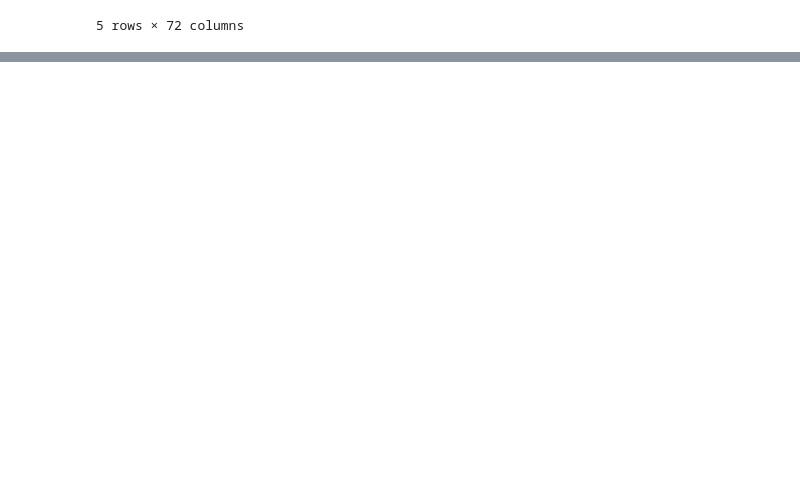
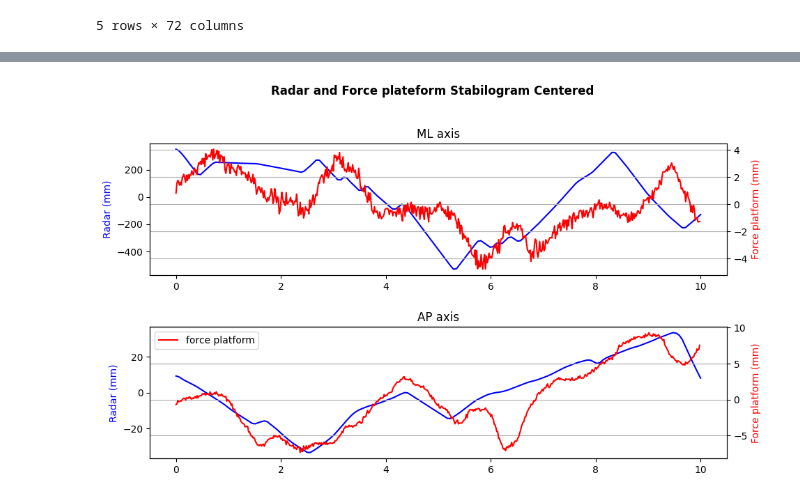
Before and after one commit to KellyLuo-O/stabilometry_project_2026, a Jupyter notebook: scripts/platform_stabilogram.ipynb, the cells around one changed output, grey strips where cells are left out. Cells and saved outputs as stored; diff of their text form; code cells hidden in the pictures; blank space fills up the shorter version.

Commit message:
adding results and trying to analyze postural control descriptors

```diff
--- a/scripts/platform_stabilogram.ipynb
+++ b/scripts/platform_stabilogram.ipynb
@@ -258,0 +275,40 @@ df_features
+# %%
+df = pd.read_csv("../results/kelly/position.csv")
+time_radar = df["time"].values
+x_pos_radar = df["x_pos"].values
+y_pos_radar = df["y_pos"].values
+
+plt.figure(figsize=(10, 6))
+plt.suptitle("Radar and Force plateform Stabilogram Centered", fontweight='bold')
+
+plt.subplot(2, 1, 1)
+
+ax1 = plt.gca()  # axe gauche
+ax1.plot(time_radar, x_pos_radar, label="radar", color='blue')
+ax1.set_ylabel("Radar (mm)", color='blue')
+
+ax2 = ax1.twinx()  # axe droit
+ax2.plot(times, x_pos, label="force platform", color='red')
+ax2.set_ylabel("Force platform (mm)", color='red')
+
+plt.xlabel("time (s)")
+plt.title("ML axis")
+plt.grid()
+
+plt.subplot(2, 1, 2)
+ax1 = plt.gca()  # axe gauche
+ax1.plot(time_radar, y_pos_radar, label="radar", color='blue')
+ax1.set_ylabel("Radar (mm)", color='blue')
+
+ax2 = ax1.twinx()  # axe droit
+ax2.plot(times, y_pos, label="force platform", color='red')
+ax2.set_ylabel("Force platform (mm)", color='red')
+
+plt.xlabel("time (s)")
+plt.title("AP axis")
+plt.grid()
+
+plt.tight_layout(pad=2)
+plt.show()
+# %% [output]
+[figure, added]
```
Also changed, not shown: parts of 18 cells of this notebook, 9 other files.
